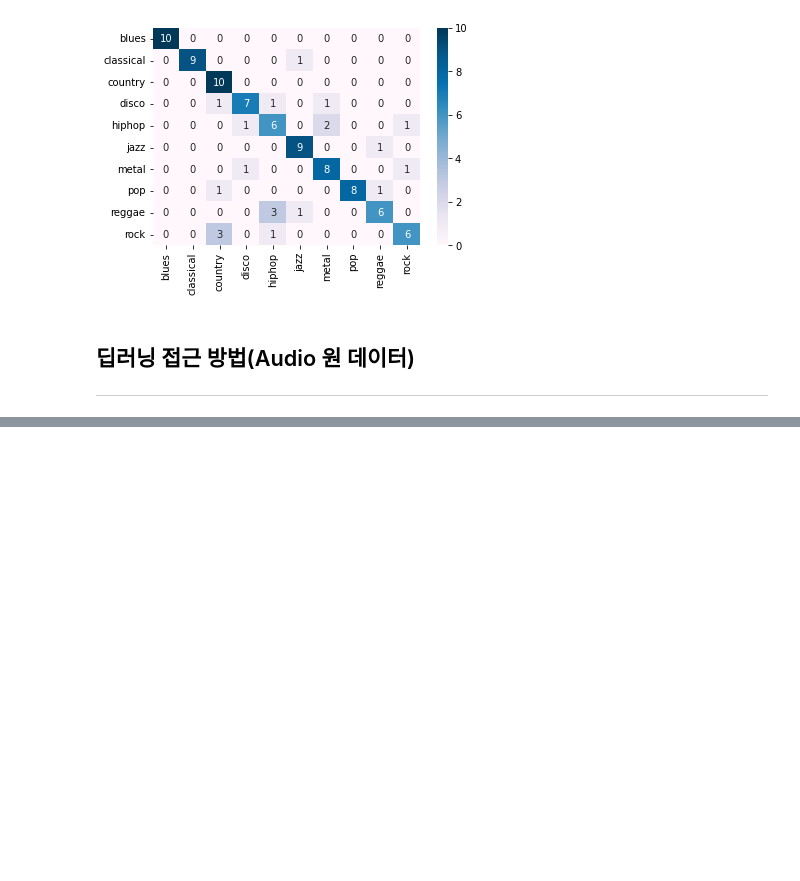
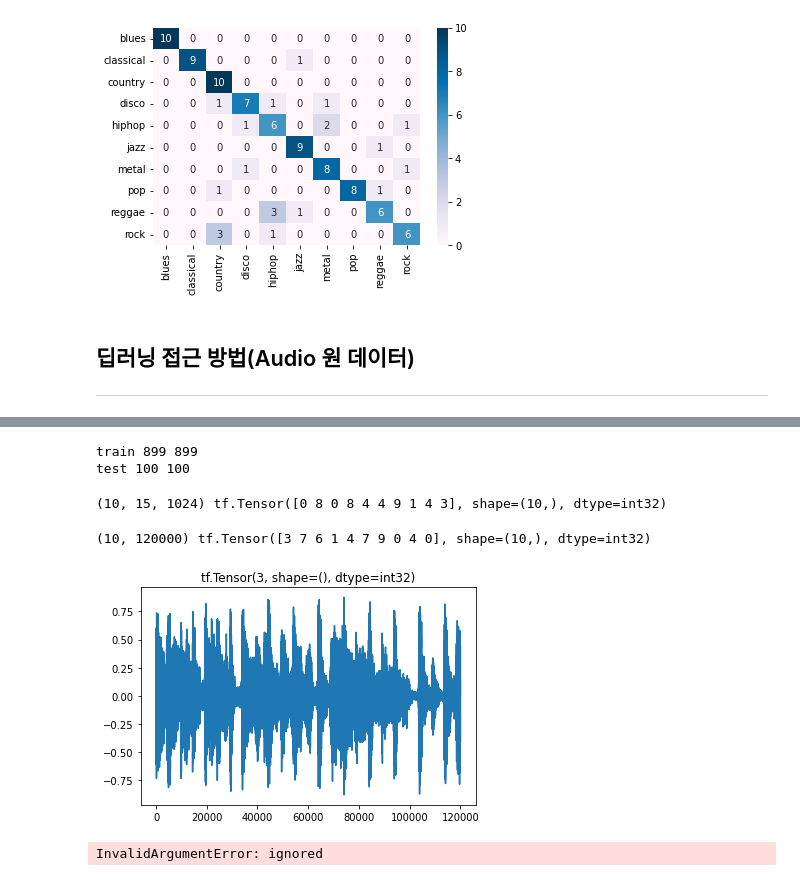
Before and after one commit to LeeHuiJong/Deep_learning, a Jupyter notebook: ch04_05_WaveNet.ipynb, the cells around one changed output, grey strips where cells are left out. Cells and saved outputs as stored; diff of their text form; code cells hidden in the pictures; blank space fills up the shorter version.

```diff
--- a/ch04_05_WaveNet.ipynb
+++ b/ch04_05_WaveNet.ipynb
@@ -289,0 +366,55 @@ Test Acc: 0.79
+# %%
+import tensorflow_hub as hub
+#
+yamnet = hub.load('https://tfhub.dev/google/yamnet/1')
+# %%
+# 텐서플로우 텐서 슬라이스
+
+def wav2embedding(wav, label):
+  _, embedding, _ = yamnet(wav)
+  return embedding, label
+
+def ds_generator(paths, labels, batch_size=10, train=True):
+  ds = tf.data.Dataset.from_tensor_slices( (paths, labels) )
+  ds = ds.map(path2wav)
+  ds = ds.map(wav2embedding)
+  if train:
+    ds = ds.shuffle(buffer_size=1000)
+  ds = ds.cache().prefetch(tf.data.AUTOTUNE)
+  ds = ds.batch(batch_size)
+  return ds
+
+
+from sklearn.model_selection import train_test_split
+train_paths, test_paths, train_labels, test_labels = train_test_split(paths, labels,
+                                                                      test_size=0.1,
+                                                                      stratify=labels,
+                                                                      random_state=0)
+
+print('train', len(train_paths), len(train_labels))
+print('test', len(test_paths), len(test_labels))
+
+train_ds = ds_generator(train_paths, train_labels)
+test_ds = ds_generator(test_paths, test_labels, train=False)
+# %% [output]
+train 899 899
+test 100 100
+# %%
+for embeddings, labels in train_ds.take(1):
+  print(embeddings.shape, labels)
+# %% [output]
+(10, 15, 1024) tf.Tensor([0 8 0 8 4 4 9 1 4 3], shape=(10,), dtype=int32)
+# %%
+for embeddings, labels in train_ds.take(1):
+  print(wavs.shape, labels)
+  plt.plot(wavs[0])
+  plt.title(str(labels[0]))
+# %% [output]
+(10, 120000) tf.Tensor([3 7 6 1 4 7 9 0 4 0], shape=(10,), dtype=int32)
+[figure, added]
+# %%
+wav = path2wav(paths[0], labels[0])
+scores, embeddings, log_mel_spectrogram = yamnet(wav)
+embeddings.shape
+# %% [output]
+InvalidArgumentError: ignored
```
Also changed, not shown: parts of 7 cells of this notebook.
